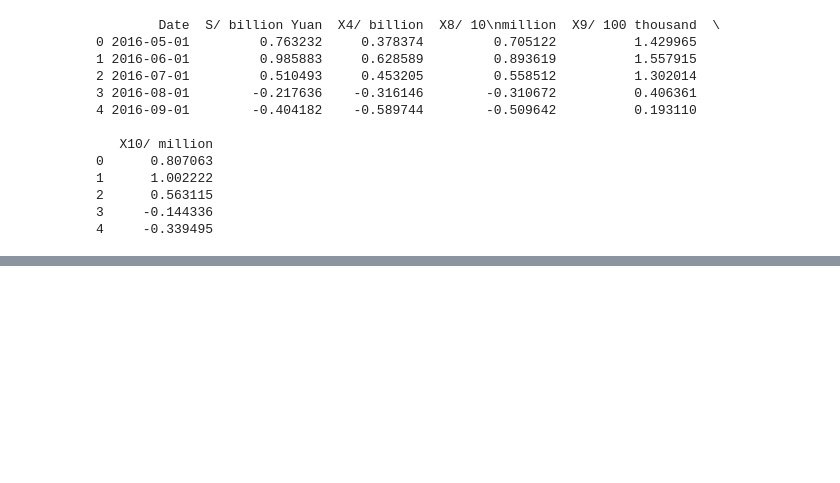
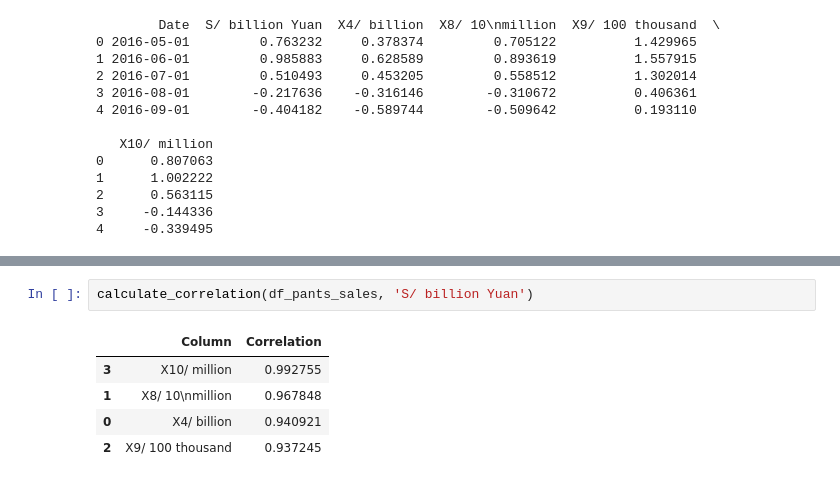
Before and after one commit to abderrahimrhitrif/Projet-DA, a Jupyter notebook: projet.ipynb, the cells around one changed output, grey strips where cells are left out. Drawn from its saved outputs; the diff is of its cells as text; blank space fills up the shorter version.

```diff
--- a/projet.ipynb
+++ b/projet.ipynb
@@ -338,0 +393,8 @@ print(df_dress_standardized.head())
+# %%
+calculate_correlation(df_pants_sales, 'S/ billion Yuan')
+# %% [output]
+|  | Column | Correlation |
+| 3 | X10/ million | 0.992755 |
+| 1 | X8/ 10\nmillion | 0.967848 |
+| 0 | X4/ billion | 0.940921 |
+| 2 | X9/ 100 thousand | 0.937245 |
```
Also changed, not shown: parts of 13 cells of this notebook.
